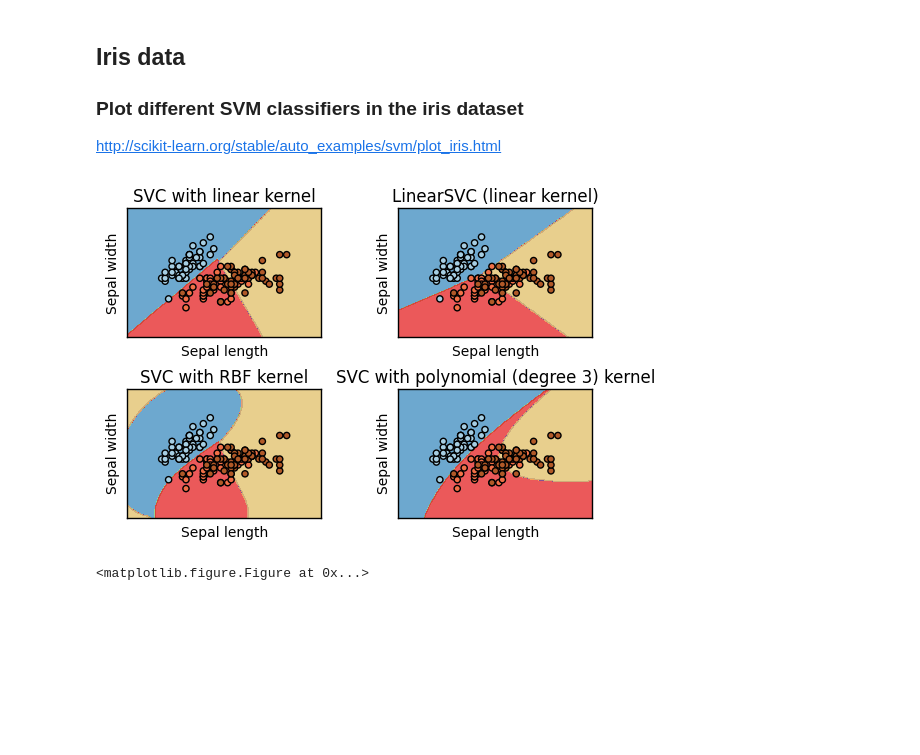
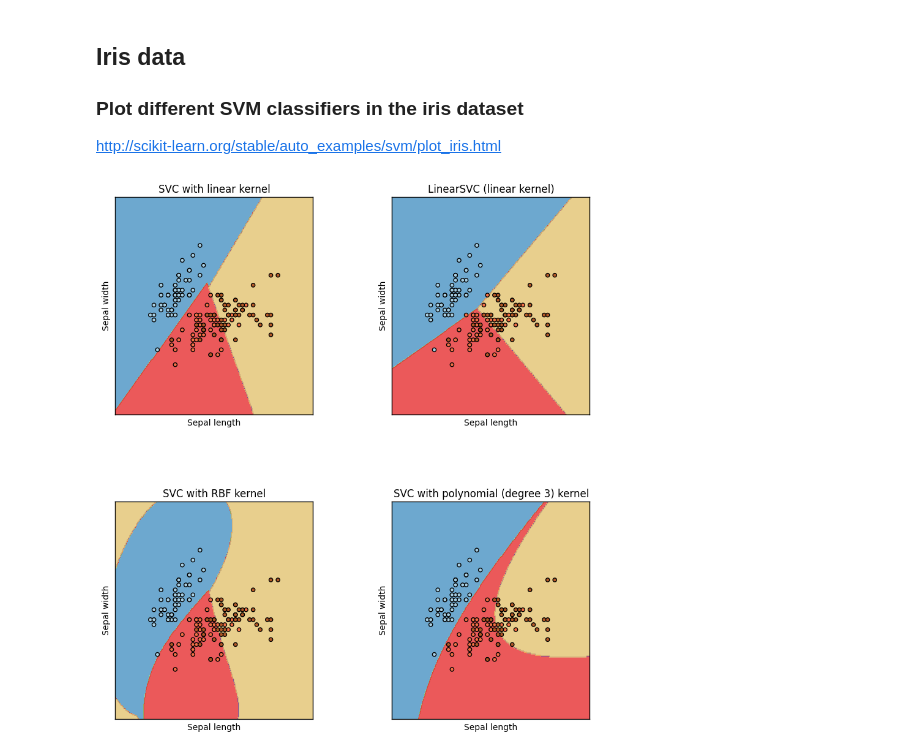
Before and after one commit to Yagwar/TAMD, a Jupyter notebook: Iris SVM clasifier.ipynb, the cells around one changed output. Cells and saved outputs as stored; diff of their text form; code cells hidden in the pictures; blank space fills up the shorter version.

```diff
--- a/Iris SVM clasifier.ipynb
+++ b/Iris SVM clasifier.ipynb
@@ -51,32 +51,32 @@ xx, yy = np.meshgrid(np.arange(x_min, x_max, h),
 # title for the plots
 titles = ['SVC with linear kernel',
           'LinearSVC (linear kernel)',
           'SVC with RBF kernel',
           'SVC with polynomial (degree 3) kernel']
 
+plt.figure(figsize=(10, 11))
 
 for i, clf in enumerate((svc, lin_svc, rbf_svc, poly_svc)):
     # Plot the decision boundary. For that, we will assign a color to each
     # point in the mesh [x_min, x_max]x[y_min, y_max].
     plt.subplot(2, 2, i + 1)
     plt.subplots_adjust(wspace=0.4, hspace=0.4)
 
     Z = clf.predict(np.c_[xx.ravel(), yy.ravel()])
 
     # Put the result into a color plot
     Z = Z.reshape(xx.shape)
     plt.contourf(xx, yy, Z, cmap=plt.cm.Paired, alpha=0.8)
 
     # Plot also the training points
     plt.scatter(X[:, 0], X[:, 1], c=y, cmap=plt.cm.Paired)
     plt.xlabel('Sepal length')
     plt.ylabel('Sepal width')
     plt.xlim(xx.min(), xx.max())
     plt.ylim(yy.min(), yy.max())
     plt.xticks(())
     plt.yticks(())
     plt.title(titles[i])
 plt.show()
 # %% [output]
-[figure, old version]
+[figure, new version]
-<matplotlib.figure.Figure at 0x...>
```
